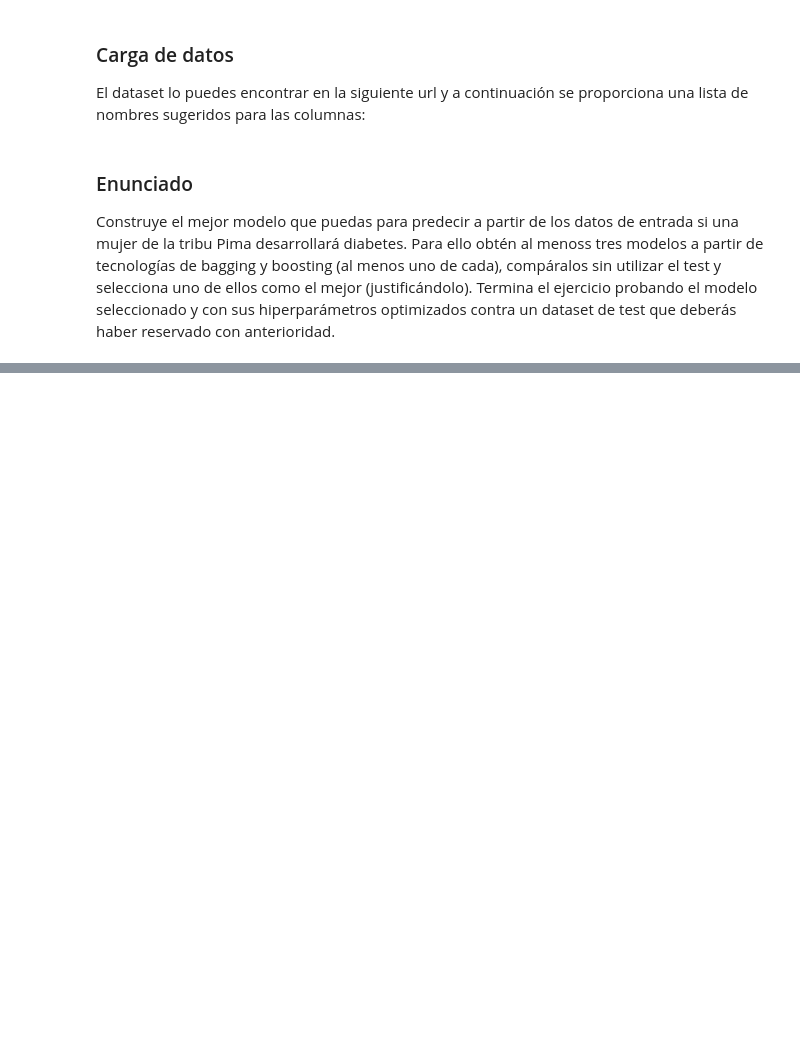
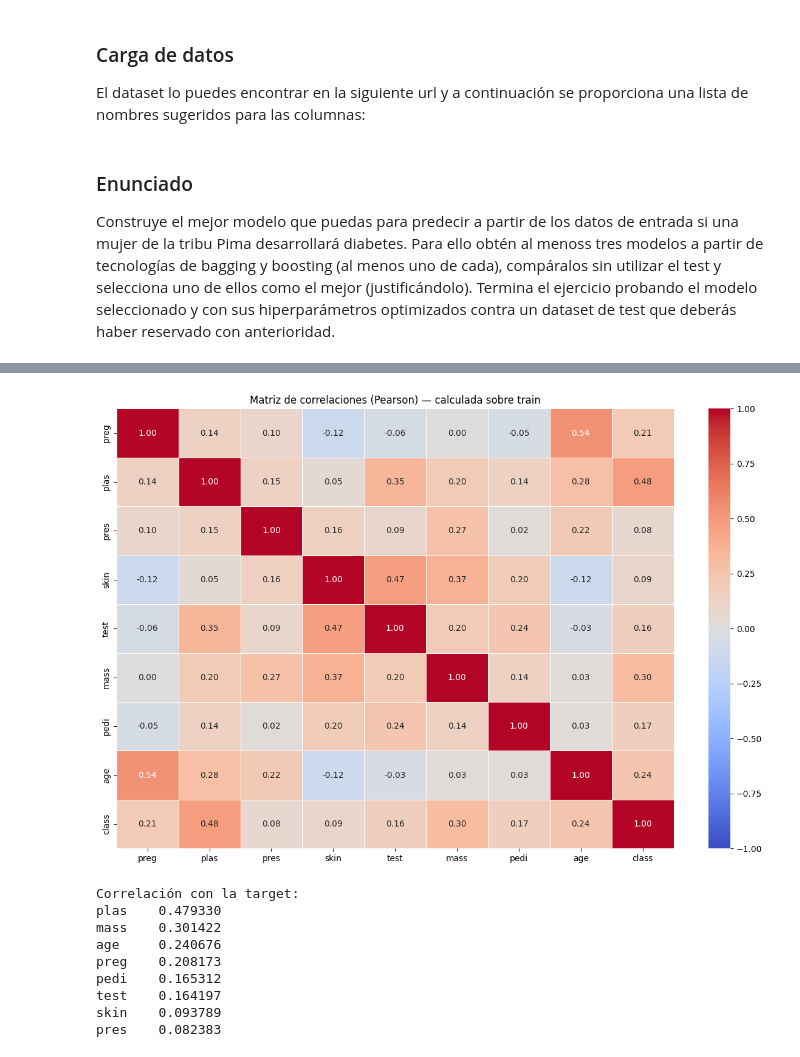
Before and after one commit to MHHsim/DS-Online-Marta-Harana, a Jupyter notebook: 04_Machine_Learning/Sprint_11/Unidad_02_ML_Supervisado_Bagging_Boosting/03_Practica_Obligatoria/18_Practica_Obligatoria_Ensembles.ipynb, the cells around one changed output, grey strips where cells are left out. Cells and saved outputs as stored; diff of their text form; code cells hidden in the pictures; blank space fills up the shorter version.

```diff
--- a/04_Machine_Learning/Sprint_11/Unidad_02_ML_Supervisado_Bagging_Boosting/03_Practica_Obligatoria/18_Practica_Obligatoria_Ensembles.ipynb
+++ b/04_Machine_Learning/Sprint_11/Unidad_02_ML_Supervisado_Bagging_Boosting/03_Practica_Obligatoria/18_Practica_Obligatoria_Ensembles.ipynb
@@ -90,0 +240,26 @@ Construye el mejor modelo que puedas para predecir a partir de los datos de entr
+# %%
+# Hacemos la matriz de correlaciones con nuestras variables numéricas
+
+corr = X_train.join(y_train).corr(numeric_only=True)
+
+fig, ax = plt.subplots(figsize=(12, 8))
+sns.heatmap(corr, annot=True, fmt='.2f', vmin=-1, vmax=1,
+            cmap='coolwarm', linewidths=0.5, ax=ax)
+ax.set_title('Matriz de correlaciones (Pearson) — calculada sobre train')
+plt.tight_layout()
+plt.show()
+
+# Correlación de cada feature con la target, ordenada
+print("\nCorrelación con la target:")
+print(corr[TARGET].drop(TARGET).sort_values(key=abs, ascending=False).to_string())
+# %% [output]
+[figure, added]
+Correlación con la target:
+plas    0.479330
+mass    0.301422
+age     0.240676
+preg    0.208173
+pedi    0.165312
+test    0.164197
+skin    0.093789
+pres    0.082383
```
Also changed, not shown: parts of 25 cells of this notebook, 5 other files.
